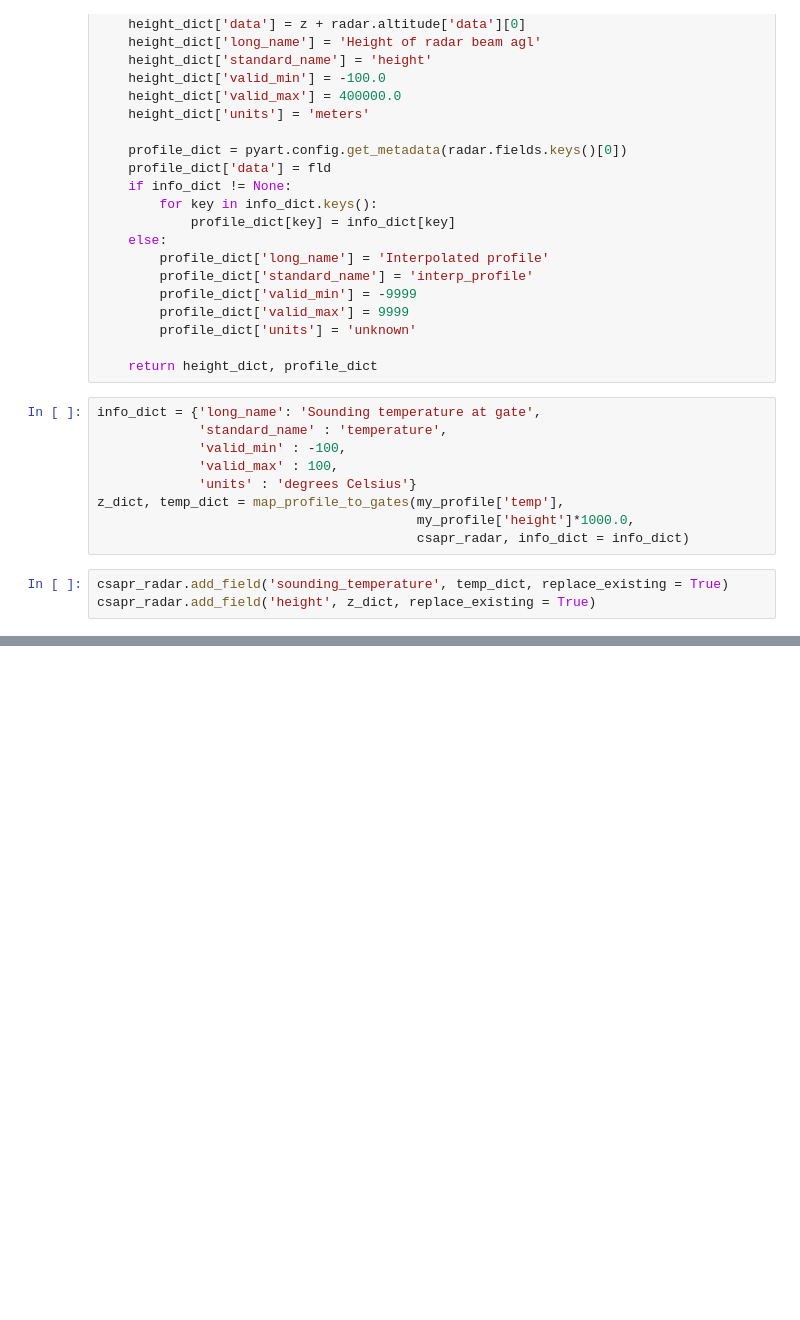
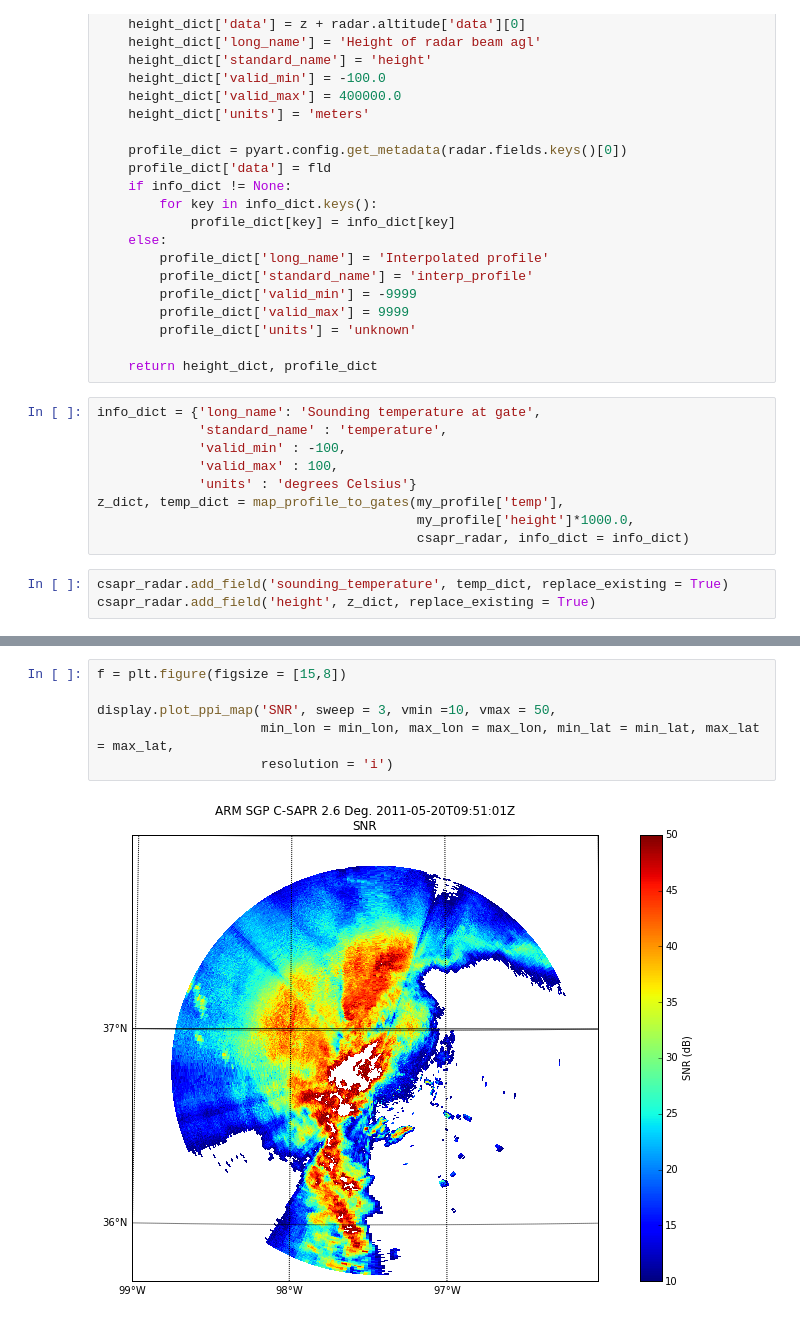
Before and after one commit to ANL-DIGR/openvap, a Jupyter notebook: development/cmac2/notebooks/2 Fuzzy Logic exploration, a simple stab.ipynb, the cells around one changed output, grey strips where cells are left out. Drawn from its saved outputs; the diff is of its cells as text; blank space fills up the shorter version.

```diff
--- a/development/cmac2/notebooks/2 Fuzzy Logic exploration, a simple stab.ipynb
+++ b/development/cmac2/notebooks/2 Fuzzy Logic exploration, a simple stab.ipynb
@@ -259,0 +297,8 @@ display.plot_ppi_map('differential_phase_texture', sweep = 3, vmax = 200,
+# %%
+f = plt.figure(figsize = [15,8])
+
+display.plot_ppi_map('SNR', sweep = 3, vmin =10, vmax = 50,
+                     min_lon = min_lon, max_lon = max_lon, min_lat = min_lat, max_lat = max_lat,
+                     resolution = 'i')
+# %% [output]
+[figure, added]
```
Also changed, not shown: parts of 16 cells of this notebook.
